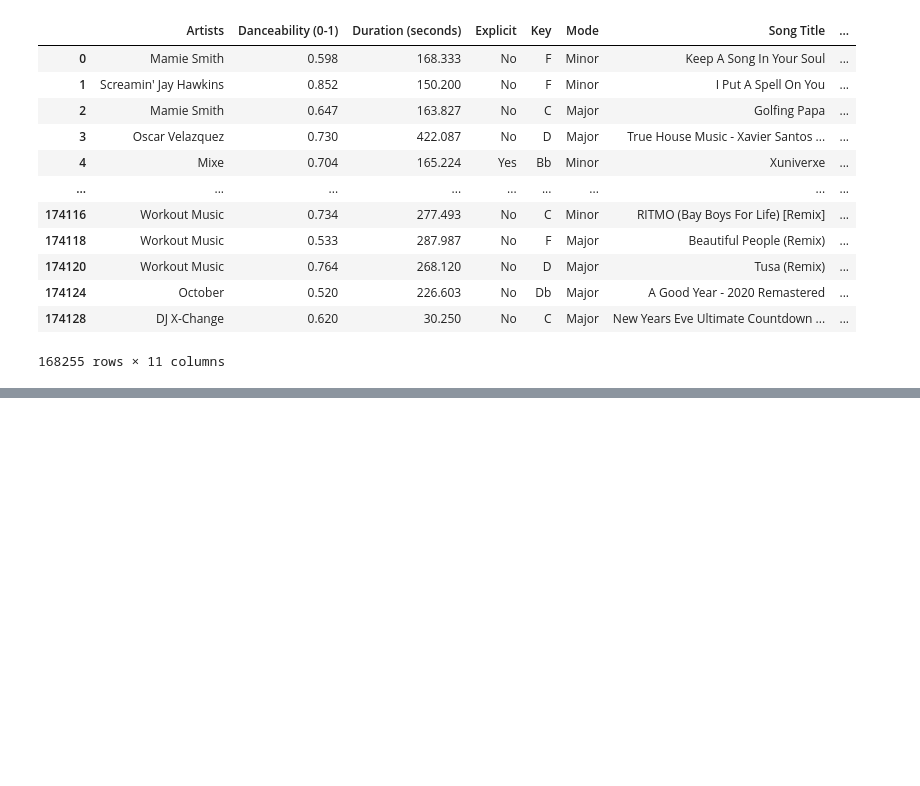
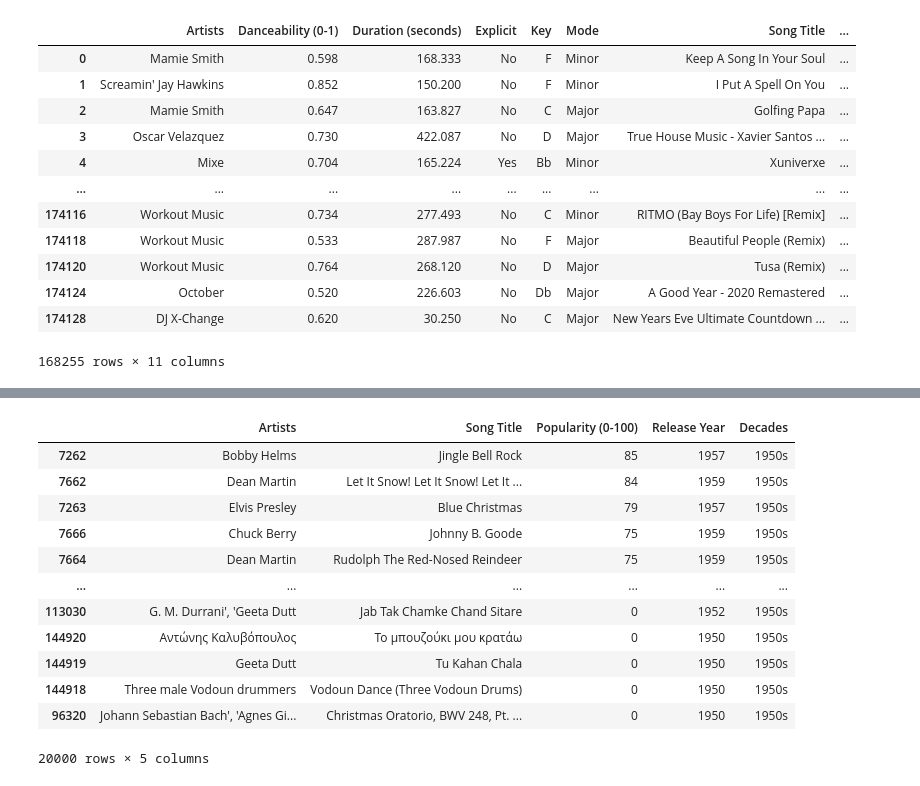
Before and after one commit to bmedford01/Spotipy, a Jupyter notebook: Most_Popular.ipynb, the cells around one changed output, grey strips where cells are left out. Cells and saved outputs as stored; diff of their text form; code cells hidden in the pictures; blank space fills up the shorter version.

```diff
--- a/Most_Popular.ipynb
+++ b/Most_Popular.ipynb
@@ -160,0 +218,19 @@ decade_data.dropna()
+# %%
+#Focus on decade data, create dataframe for 1950s.
+fifties =  decade_data.loc[decade_data["Decades"] == "1950s", [
+    "Artists", "Song Title", "Popularity (0-100)", "Release Year", "Decades"]]
+fifties.sort_values("Popularity (0-100)", ascending=False)
+# %% [output]
+|  | Artists | Song Title | Popularity (0-100) | Release Year | Decades |
+| 7262 | Bobby Helms | Jingle Bell Rock | 85 | 1957 | 1950s |
+| 7662 | Dean Martin | Let It Snow! Let It Snow! Let It ... | 84 | 1959 | 1950s |
+| 7263 | Elvis Presley | Blue Christmas | 79 | 1957 | 1950s |
+| 7666 | Chuck Berry | Johnny B. Goode | 75 | 1959 | 1950s |
+| 7664 | Dean Martin | Rudolph The Red-Nosed Reindeer | 75 | 1959 | 1950s |
+| ... | ... | ... | ... | ... | ... |
+| 113030 | G. M. Durrani', 'Geeta Dutt | Jab Tak Chamke Chand Sitare | 0 | 1952 | 1950s |
+| 144920 | Αντώνης Καλυβόπουλος | Το μπουζούκι μου κρατάω | 0 | 1950 | 1950s |
+| 144919 | Geeta Dutt | Tu Kahan Chala | 0 | 1950 | 1950s |
+| 144918 | Three male Vodoun drummers | Vodoun Dance (Three Vodoun Drums) | 0 | 1950 | 1950s |
+| 96320 | Johann Sebastian Bach', 'Agnes Gi... | Christmas Oratorio, BWV 248, Pt. ... | 0 | 1950 | 1950s |
+20000 rows × 5 columns
```
Also changed, not shown: parts of 10 cells of this notebook.
